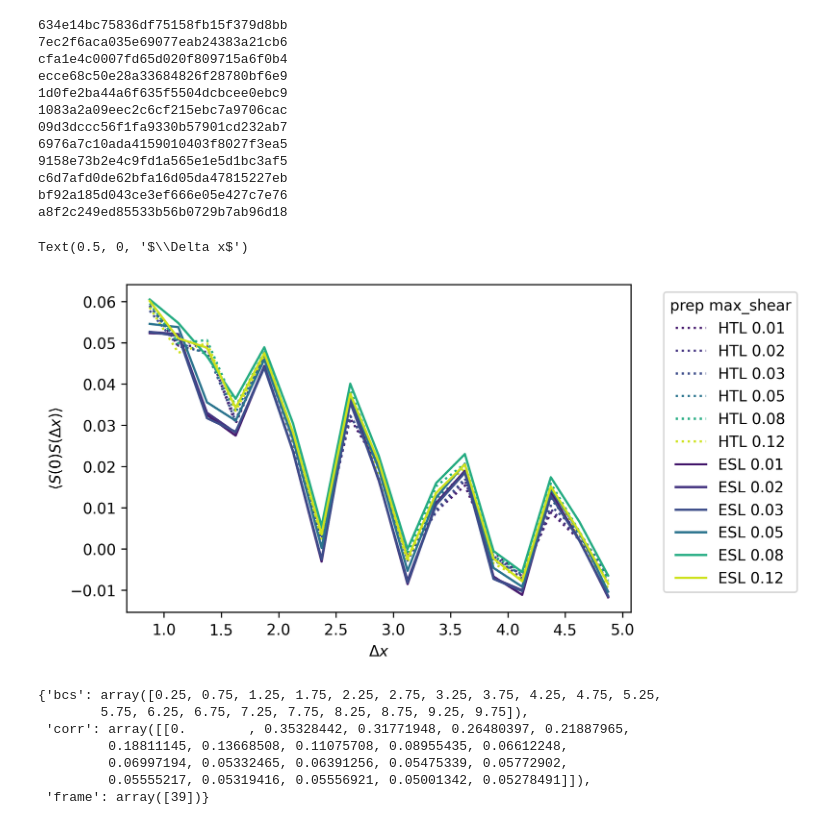
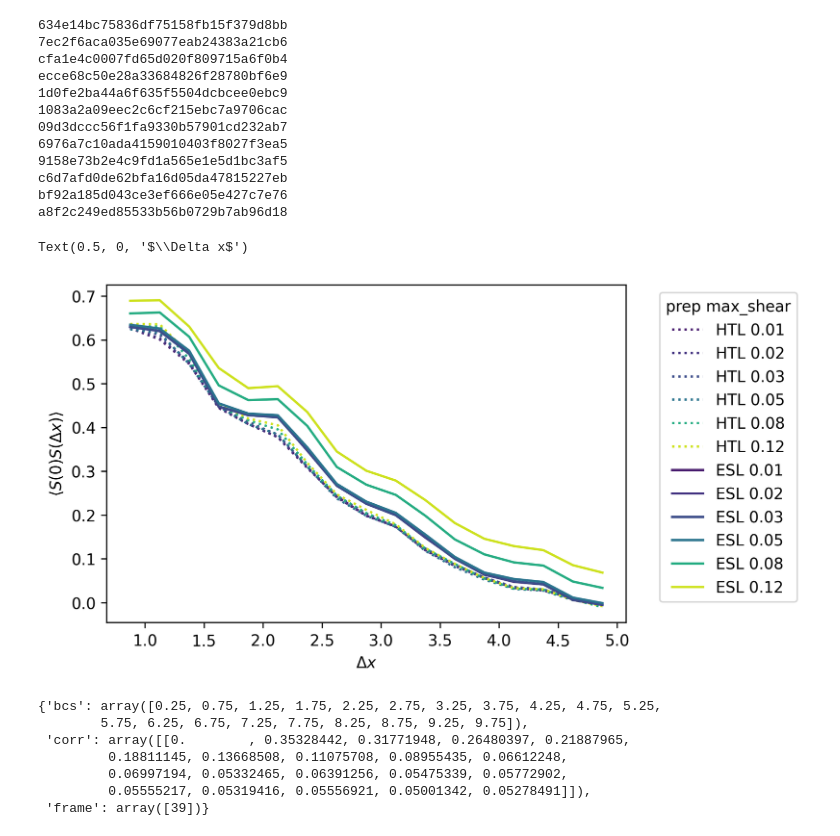
Before and after one commit to ianrgraham/monk, a Jupyter notebook: workflows/2d-osc-shear/notebooks/111323-softness-fft-correlation.ipynb, the cells around one changed output. Saved outputs shown, nothing was run; the diff lists cells and outputs as text; code cells hidden in the pictures.

```diff
--- a/workflows/2d-osc-shear/notebooks/111323-softness-fft-correlation.ipynb
+++ b/workflows/2d-osc-shear/notebooks/111323-softness-fft-correlation.ipynb
@@ -108,13 +108,13 @@ for job in project:
             soft = np.array(soft)
             soft = (soft - soft.mean()) / soft.std()
             snap = traj[frame]
-            # corr.compute(snap, soft, reset=True)
+            corr.compute(snap, soft, reset=True)
+            corr_output.append(corr.correlation)
+            # s = (soft < 0.0) & (soft > -0.5)
+            # query_points = snap.particles.position
+            # query_vals = (soft > 0.0).astype(np.float32)
+            # corr.compute(snap, soft, query_points=query_points, query_values=query_vals, reset=False)
             # corr_output.append(corr.correlation)
-            s = (soft < 0.0) & (soft > -0.5)
-            query_points = snap.particles.position[s]
-            query_vals = soft[s]
-            corr.compute(snap, soft, query_points=query_points, query_values=query_vals, reset=False)
-            corr_output.append(corr.correlation)
             # query_points = snap.particles.position[~s]
             # query_vals = soft[~s]
             # corr2.compute(snap, soft, query_points=query_points, query_values=query_vals, reset=False)
@@ -192,28 +182,28 @@ a8f2c249ed85533b56b0729b7ab96d18
 # %%
 cmap = cm.get_cmap("viridis")
 plt.figure(dpi=150)
 # norm = colors.Normalize(vmin=0, vmax=1)
 norm = colors.Normalize(vmin=0, vmax=1.3e-1)
 for key, values in output.items():
     # print(key.prep)
     if key.prep == "ESL":
         ln = "-"
     else:
         ln = ":"
     value = values[0]
     bcs = value["bcs"]
-    out = np.mean([value["corr"][-1] for value in values], axis=0)
+    out = np.mean([value["corr"][0] for value in values], axis=0)
     # for idx, out in enumerate(corr_output):
     plt.plot(bcs[3:], out[3:], linestyle=ln, color=cmap(norm(key.max_shear)), label=f"{key.prep} {key.max_shear:.2f}")
 
 # plt.yscale('log')orr_output
 # plt.yscale('log')
 plt.legend(title="prep max_shear", bbox_to_anchor=(1.05, 1), loc='upper left')
-plt.ylabel(r"$\langle S(0) S(\Delta x) \rangle$")
+plt.ylabel(r"$\langle \bar S(0) \bar S(\Delta x) \rangle$")
 plt.xlabel(r"$\Delta x$")
 # %% [output]
 Text(0.5, 0, '$\\Delta x$')
-[figure, old version]
+[figure, new version]
 # %%
 handle = np.load(job.fn(new_df_path))
 # %%
```
Also changed, not shown: parts of 1 cell of this notebook, 7 other files.
